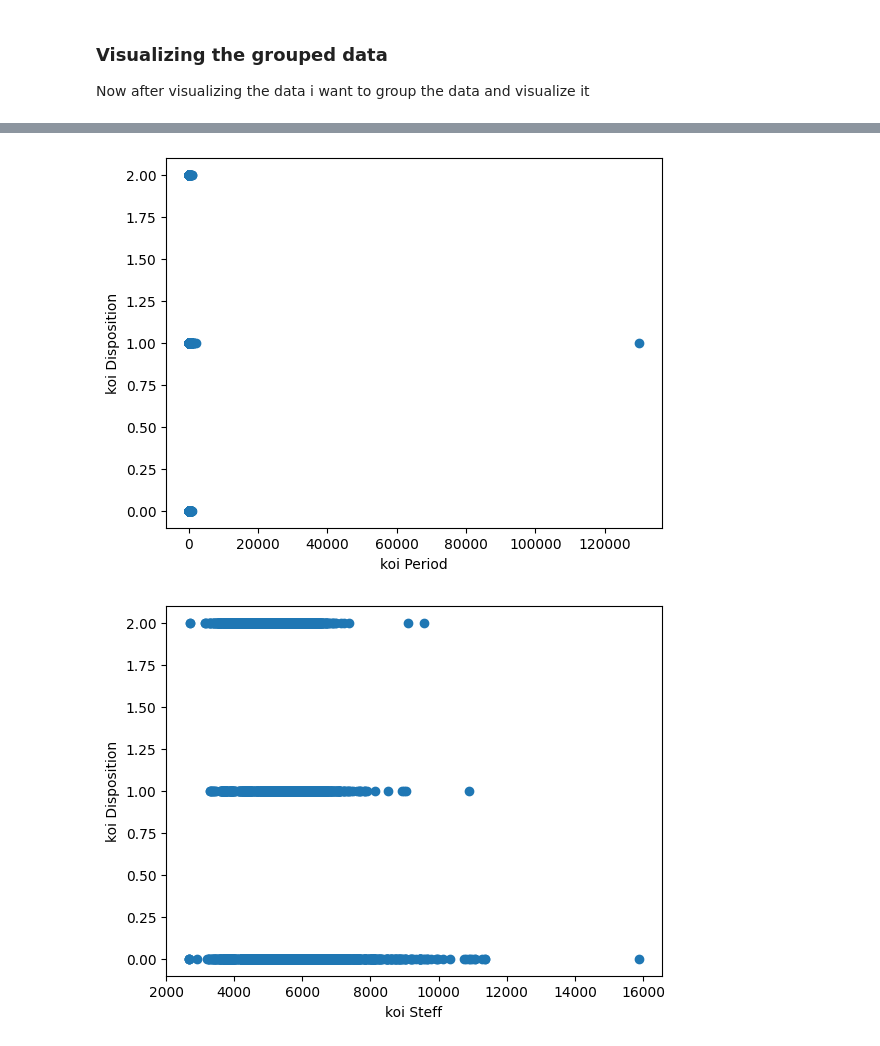
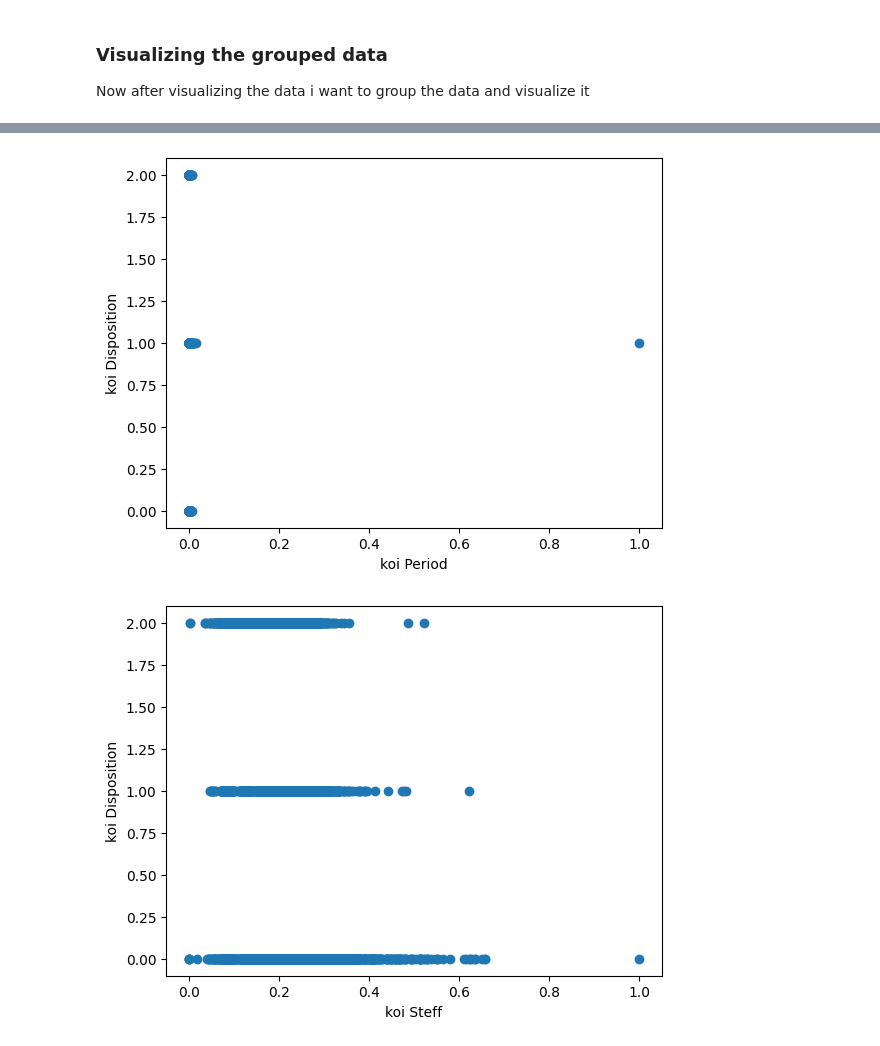
Before and after one commit to SomeRandomTV/Exoplanet-Identifier, a Jupyter notebook: exoplanet_identifer.ipynb, the cells around one changed output, grey strips where cells are left out. Saved outputs shown, nothing was run; the diff lists cells and outputs as text; code cells hidden in the pictures.

Commit message:
Edited exoplanet notebook

```diff
--- a/exoplanet_identifer.ipynb
+++ b/exoplanet_identifer.ipynb
@@ -370,26 +370,35 @@ koi_insol histogram
 
 Now after visualizing the data i want to group the data and visualize it
 # %%
-plt.plot(exoplanet_df["koi_score"], exoplanet_df["koi_disposition"], 'o')
+print("Grouped Data")
+
+print("koi_disposition scatter plot")
+plt.plot(exoplanet_df_normalized["koi_score"], exoplanet_df["koi_disposition"], 'o')
 plt.xlabel("koi Score")
 plt.ylabel("koi Disposition")
 plt.show()
 
-plt.plot(exoplanet_df["koi_period"], exoplanet_df["koi_disposition"], 'o')
+plt.plot(exoplanet_df_normalized["koi_period"], exoplanet_df["koi_disposition"], 'o')
 plt.xlabel("koi Period")
 plt.ylabel("koi Disposition")
 plt.show()
 
-plt.plot(exoplanet_df["koi_steff"], exoplanet_df["koi_disposition"], 'o')
+plt.plot(exoplanet_df_normalized["koi_steff"], exoplanet_df["koi_disposition"], 'o')
 plt.xlabel("koi Steff")
 plt.ylabel("koi Disposition")
 plt.show()
 
-plt.plot(exoplanet_df["koi_srad"], exoplanet_df["koi_slogg"], 'o')
+plt.plot(exoplanet_df_normalized["koi_srad"], exoplanet_df["koi_slogg"], 'o')
 plt.xlabel("koi Srad")
 plt.ylabel("koi Slogg")
 plt.show()
+
+# group koi_prad by koi_slogg
+plt.scatter(exoplanet_df_normalized["koi_prad"], exoplanet_df["koi_slogg"])
+plt.xlabel("koi Prad")
+plt.ylabel("koi Slogg")
+plt.show()
 # %% [output]
 [figure]
-[figure, old version]
+[figure, new version]
-[figure, old version]
+[figure, new version]
```
Also changed, not shown: parts of 1 cell of this notebook.
